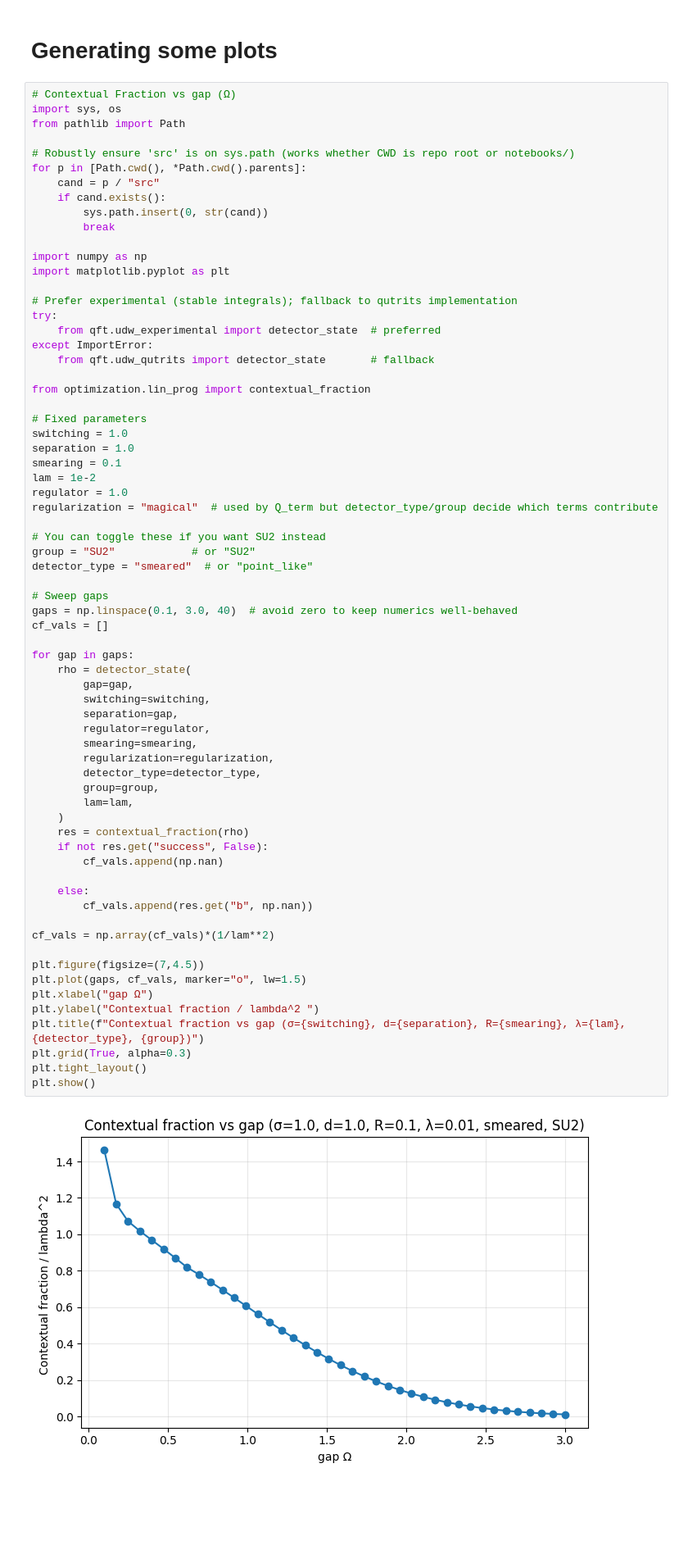
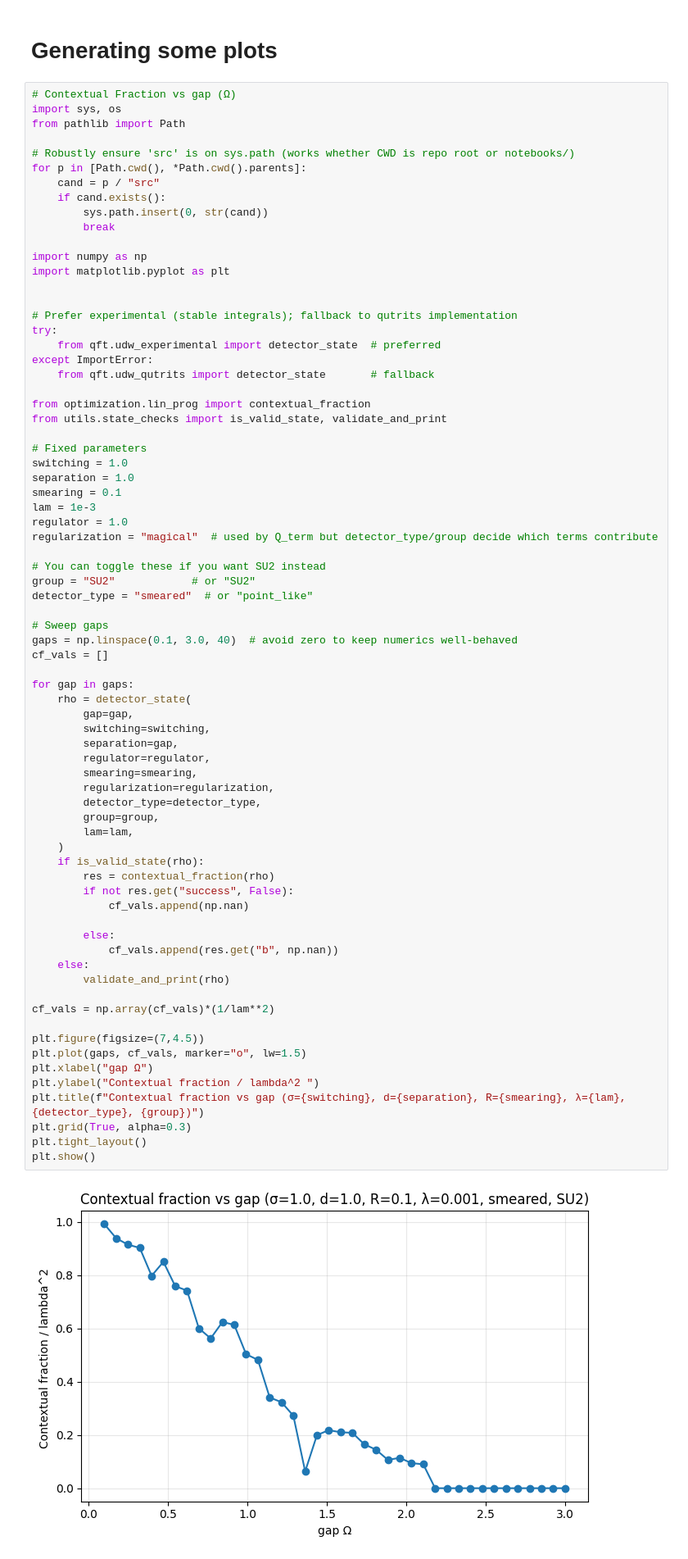
Before and after one commit to Sanchit-Srivastava/contextuality_from_the_vacuum, a Jupyter notebook: notebooks/harvesting_plots.ipynb, the cells around one changed output. Shown: that part at 82% size. Drawn from its saved outputs; the diff is of its cells as text; blank space fills up the shorter version.

```diff
--- a/notebooks/harvesting_plots.ipynb
+++ b/notebooks/harvesting_plots.ipynb
@@ -15,6 +15,7 @@ for p in [Path.cwd(), *Path.cwd().parents]:
 import numpy as np
 import matplotlib.pyplot as plt
 
+
 # Prefer experimental (stable integrals); fallback to qutrits implementation
 try:
     from qft.udw_experimental import detector_state  # preferred
@@ -22,12 +23,13 @@ except ImportError:
     from qft.udw_qutrits import detector_state       # fallback
 
 from optimization.lin_prog import contextual_fraction
+from utils.state_checks import is_valid_state, validate_and_print
 
 # Fixed parameters
 switching = 1.0
 separation = 1.0
 smearing = 0.1
-lam = 1e-2
+lam = 1e-3
 regulator = 1.0
 regularization = "magical"  # used by Q_term but detector_type/group decide which terms contribute
 
@@ -38,38 +40,41 @@ detector_type = "smeared"  # or "point_like"
 # Sweep gaps
 gaps = np.linspace(0.1, 3.0, 40)  # avoid zero to keep numerics well-behaved
 cf_vals = []
 
 for gap in gaps:
     rho = detector_state(
         gap=gap,
         switching=switching,
         separation=gap,
         regulator=regulator,
         smearing=smearing,
         regularization=regularization,
         detector_type=detector_type,
         group=group,
         lam=lam,
     )
-    res = contextual_fraction(rho)
-    if not res.get("success", False):
-        cf_vals.append(np.nan)
+    if is_valid_state(rho):
+        res = contextual_fraction(rho)
+        if not res.get("success", False):
+            cf_vals.append(np.nan)
 
+        else:
+            cf_vals.append(res.get("b", np.nan))
     else:
-        cf_vals.append(res.get("b", np.nan))
+        validate_and_print(rho)
 
 cf_vals = np.array(cf_vals)*(1/lam**2)
 
 plt.figure(figsize=(7,4.5))
 plt.plot(gaps, cf_vals, marker="o", lw=1.5)
 plt.xlabel("gap Ω")
 plt.ylabel("Contextual fraction / lambda^2 ")
 plt.title(f"Contextual fraction vs gap (σ={switching}, d={separation}, R={smearing}, λ={lam}, {detector_type}, {group})")
 plt.grid(True, alpha=0.3)
 plt.tight_layout()
 plt.show()
 # %% [output]
-[figure, old version]
+[figure, new version]
 # %%
 # Contextual Fraction vs separation
 import sys, os
```
Also changed, not shown: parts of 2 cells of this notebook.
